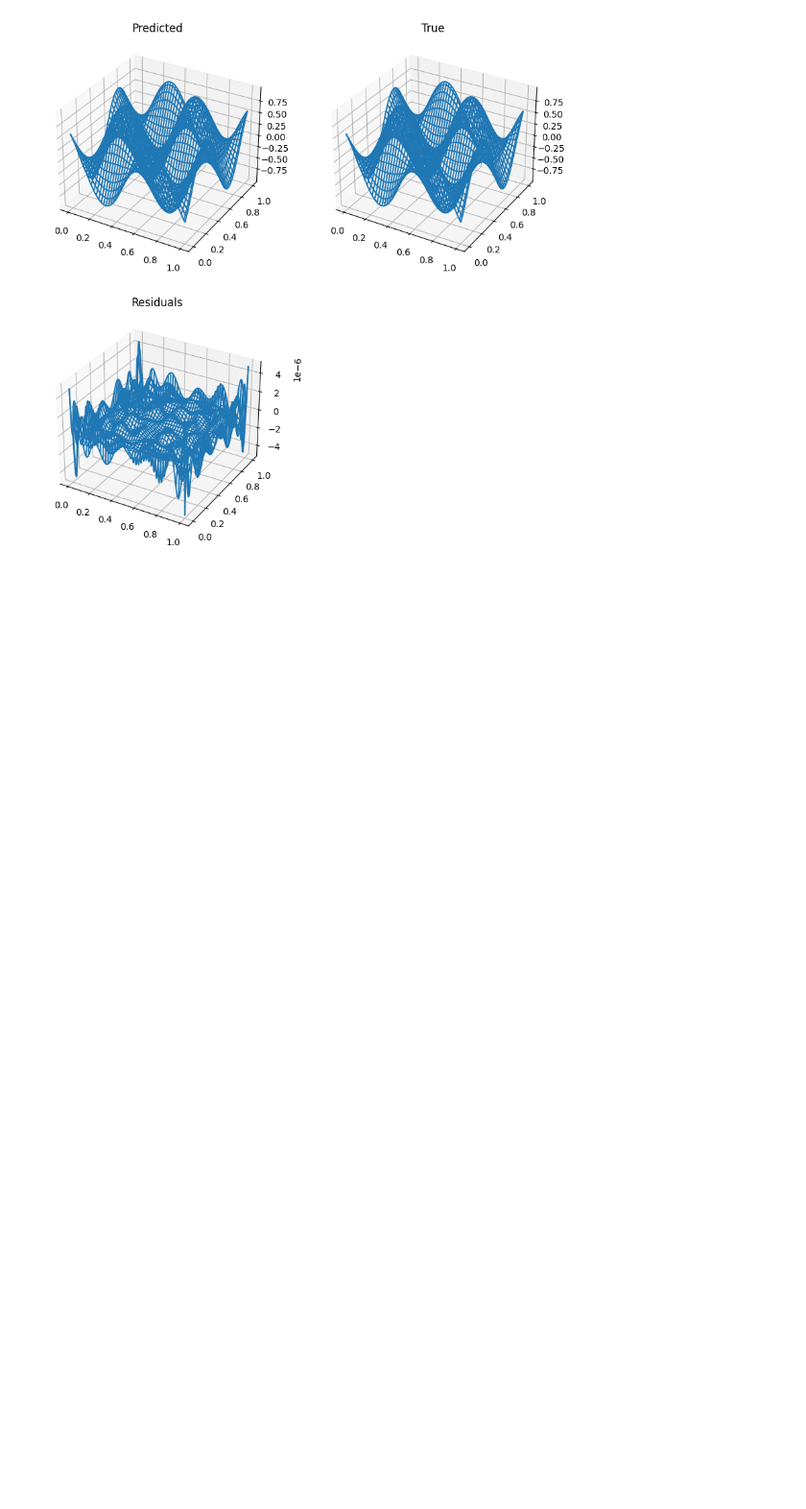
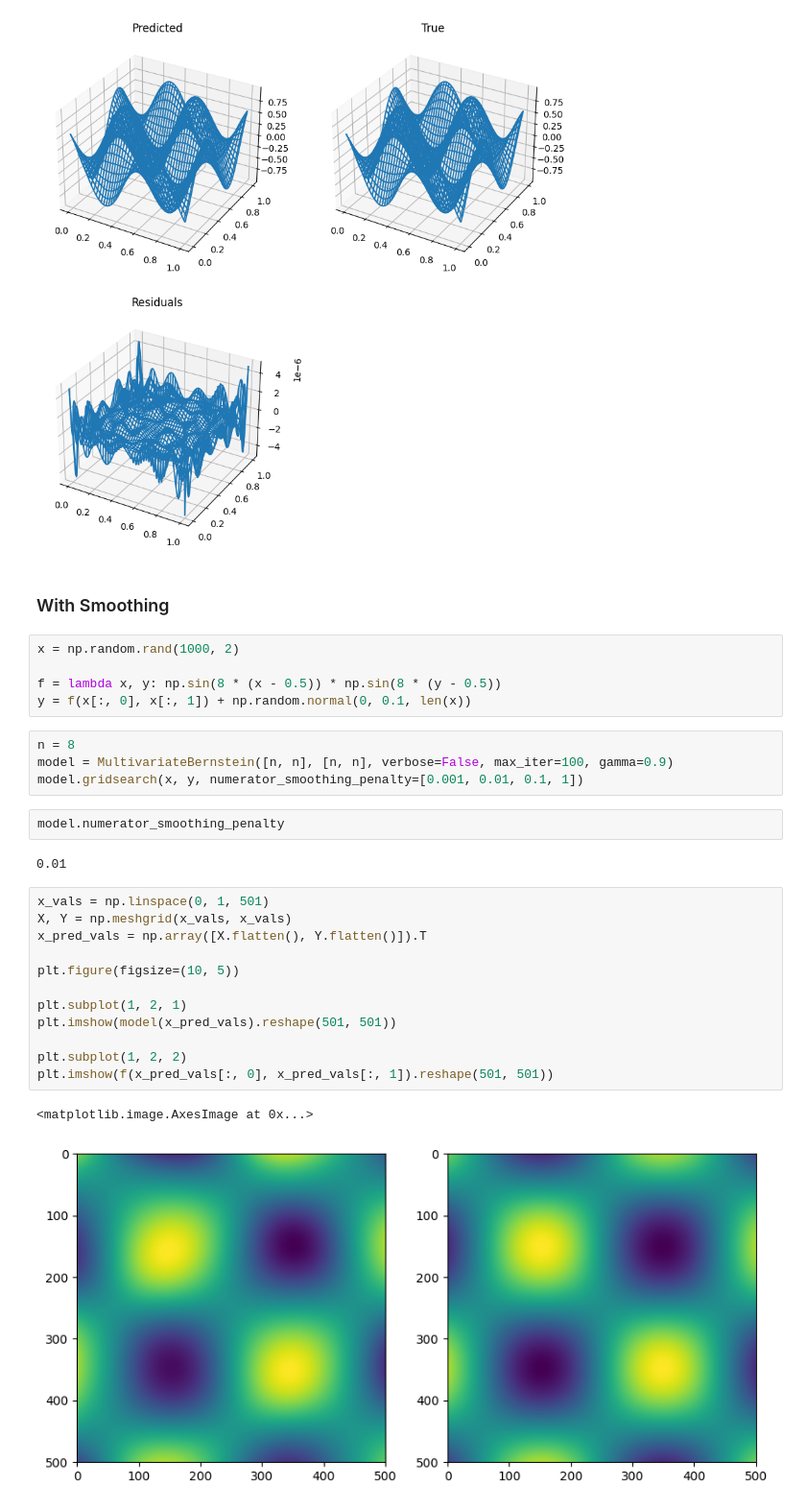
Before and after one commit to infamoussoap/RationalFunctionApproximation, a Jupyter notebook: Example Usage.ipynb, the cells around one changed output. Shown at 96% size. Drawn from its saved outputs; the diff is of its cells as text; blank space fills up the shorter version.

Commit message:
adding example on gridsearch

```diff
--- a/Example Usage.ipynb
+++ b/Example Usage.ipynb
@@ -137,3 +137,33 @@ ax.set_title('Residuals')
 plt.show()
 # %% [output]
 [figure]
+# %% [markdown]
+### With Smoothing
+# %%
+x = np.random.rand(1000, 2)
+
+f = lambda x, y: np.sin(8 * (x - 0.5)) * np.sin(8 * (y - 0.5))
+y = f(x[:, 0], x[:, 1]) + np.random.normal(0, 0.1, len(x))
+# %%
+n = 8
+model = MultivariateBernstein([n, n], [n, n], verbose=False, max_iter=100, gamma=0.9)
+model.gridsearch(x, y, numerator_smoothing_penalty=[0.001, 0.01, 0.1, 1])
+# %%
+model.numerator_smoothing_penalty
+# %% [output]
+0.01
+# %%
+x_vals = np.linspace(0, 1, 501)
+X, Y = np.meshgrid(x_vals, x_vals)
+x_pred_vals = np.array([X.flatten(), Y.flatten()]).T
+
+plt.figure(figsize=(10, 5))
+
+plt.subplot(1, 2, 1)
+plt.imshow(model(x_pred_vals).reshape(501, 501))
+
+plt.subplot(1, 2, 2)
+plt.imshow(f(x_pred_vals[:, 0], x_pred_vals[:, 1]).reshape(501, 501))
+# %% [output]
+<matplotlib.image.AxesImage at 0x...>
+[figure, added]
```
Also changed, not shown: parts of 1 cell of this notebook.
